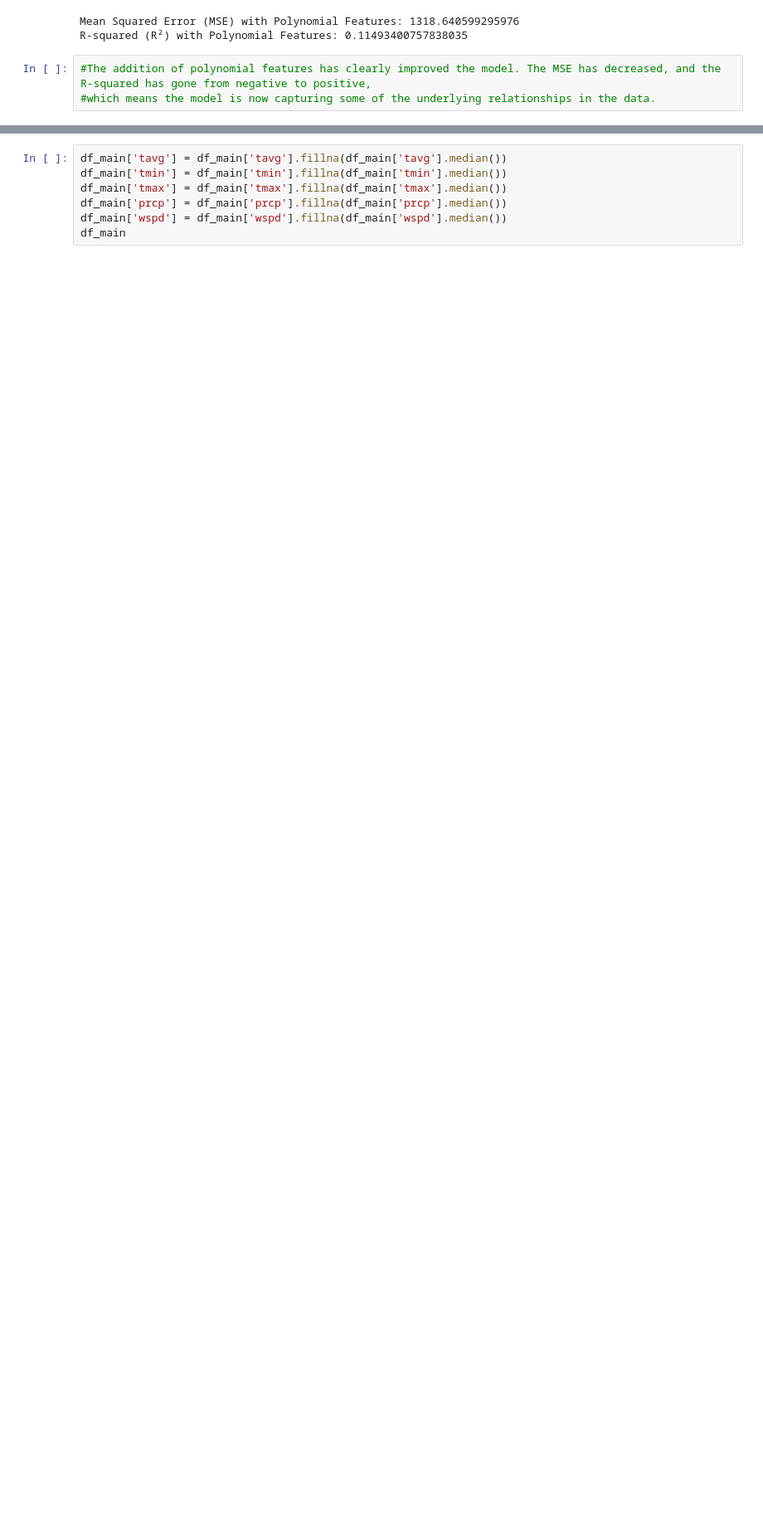
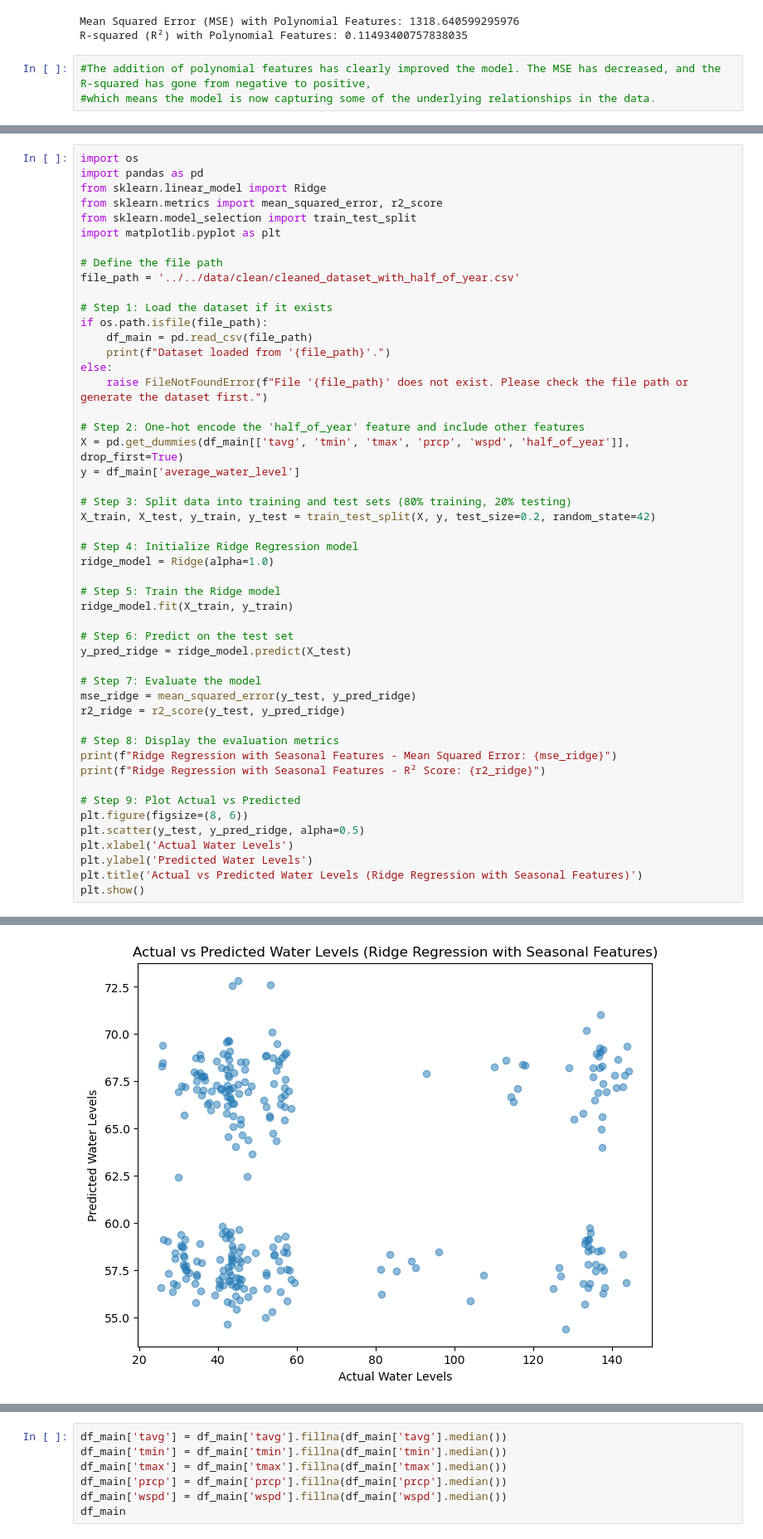
Before and after one commit to Futuroent/Iron_Hack_Water_in_Tunisia, a Jupyter notebook: notebooks/Water_Tunisia_notebook.ipynb, the cells around one changed output, grey strips where cells are left out. Shown at 83% size. Cells and saved outputs as stored; diff of their text form; blank space fills up the shorter version.

```diff
--- a/notebooks/Water_Tunisia_notebook.ipynb
+++ b/notebooks/Water_Tunisia_notebook.ipynb
@@ -840,0 +929,50 @@ Random Forest - R² Score: -0.06459596568042092
+# %%
+import os
+import pandas as pd
+from sklearn.linear_model import Ridge
+from sklearn.metrics import mean_squared_error, r2_score
+from sklearn.model_selection import train_test_split
+import matplotlib.pyplot as plt
+
+# Define the file path
+file_path = '../../data/clean/cleaned_dataset_with_half_of_year.csv'
+
+# Step 1: Load the dataset if it exists
+if os.path.isfile(file_path):
+    df_main = pd.read_csv(file_path)
+    print(f"Dataset loaded from '{file_path}'.")
+else:
+    raise FileNotFoundError(f"File '{file_path}' does not exist. Please check the file path or generate the dataset first.")
+
+# Step 2: One-hot encode the 'half_of_year' feature and include other features
+X = pd.get_dummies(df_main[['tavg', 'tmin', 'tmax', 'prcp', 'wspd', 'half_of_year']], drop_first=True)
+y = df_main['average_water_level']
+
+# Step 3: Split data into training and test sets (80% training, 20% testing)
+X_train, X_test, y_train, y_test = train_test_split(X, y, test_size=0.2, random_state=42)
+
+# Step 4: Initialize Ridge Regression model
+ridge_model = Ridge(alpha=1.0)
+
+# Step 5: Train the Ridge model
+ridge_model.fit(X_train, y_train)
+
+# Step 6: Predict on the test set
+y_pred_ridge = ridge_model.predict(X_test)
+
+# Step 7: Evaluate the model
+mse_ridge = mean_squared_error(y_test, y_pred_ridge)
+r2_ridge = r2_score(y_test, y_pred_ridge)
+
+# Step 8: Display the evaluation metrics
+print(f"Ridge Regression with Seasonal Features - Mean Squared Error: {mse_ridge}")
+print(f"Ridge Regression with Seasonal Features - R² Score: {r2_ridge}")
+
+# Step 9: Plot Actual vs Predicted
+plt.figure(figsize=(8, 6))
+plt.scatter(y_test, y_pred_ridge, alpha=0.5)
+plt.xlabel('Actual Water Levels')
+plt.ylabel('Predicted Water Levels')
+plt.title('Actual vs Predicted Water Levels (Ridge Regression with Seasonal Features)')
+plt.show()
+# %% [output]
@@ -841 +982,2 @@ Random Forest - R² Score: -0.06459596568042092
+[figure, added]
 # %%
```
Also changed, not shown: parts of 11 cells of this notebook, 1 other file.
